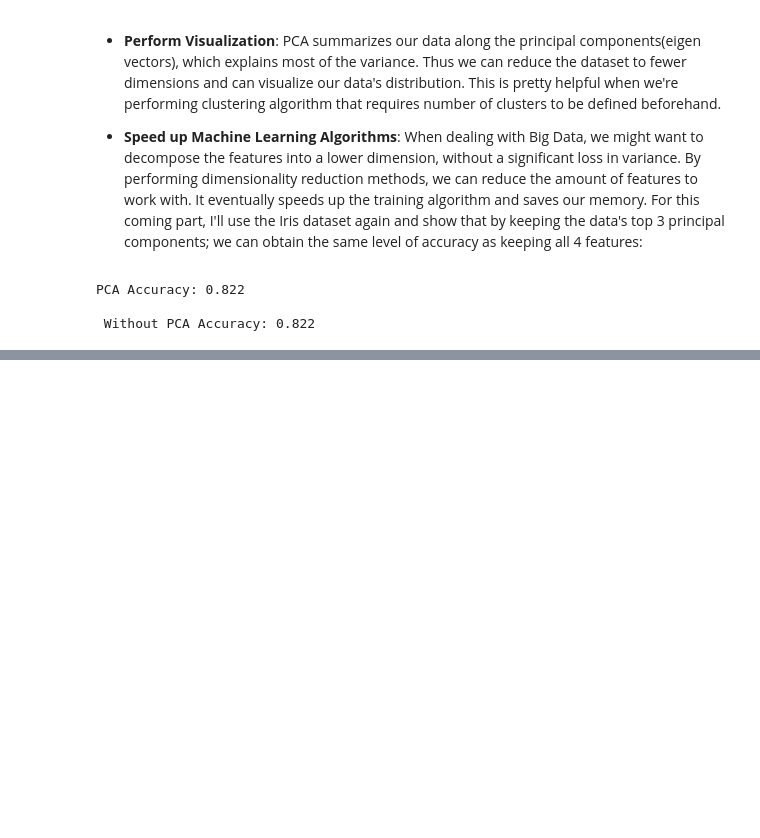
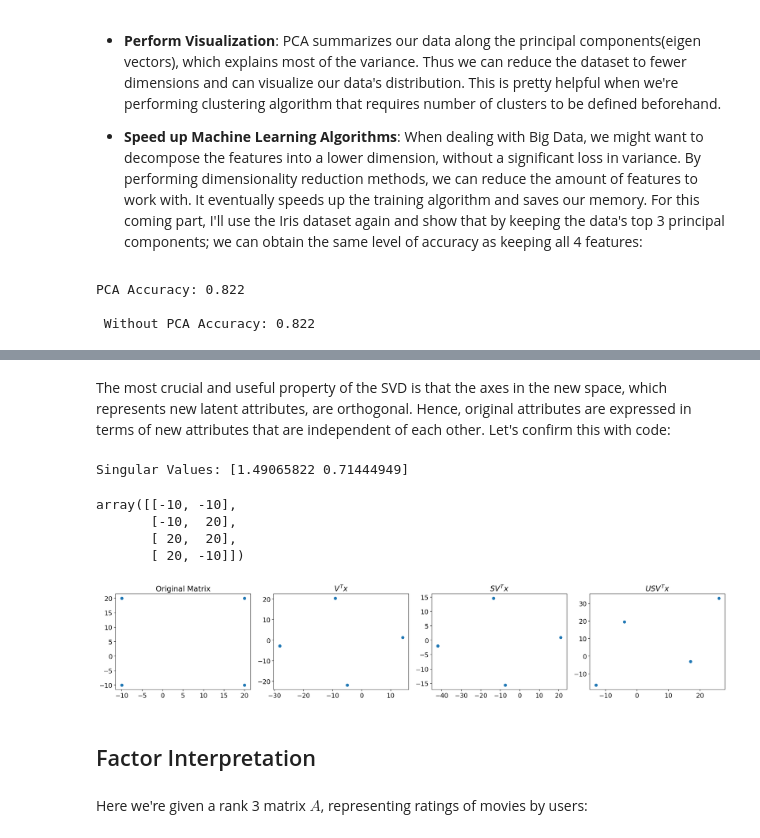
Before and after one commit to LaxmanSinghTomar/Machine-Learning, a Jupyter notebook: Projects/Dimensionality Reduction/Dimensionality Reduction.ipynb, the cells around one changed output, grey strips where cells are left out. Saved outputs shown, nothing was run; the diff lists cells and outputs as text; code cells hidden in the pictures; blank space fills up the shorter version.

```diff
--- a/Projects/Dimensionality Reduction/Dimensionality Reduction.ipynb
+++ b/Projects/Dimensionality Reduction/Dimensionality Reduction.ipynb
@@ -529,0 +629,46 @@ PCA Accuracy: 0.822
+# %% [markdown]
+The most crucial and useful property of the SVD is that the axes in the new space, which represents new latent attributes, are orthogonal. Hence, original attributes are expressed in terms of new attributes that are independent of each other. Let's confirm this with code:
+# %%
+A = np.array([[1, 0.3], [0.45, 1.2]])
+U, S, V = scipy_svd(A)
+print('Singular Values:', S)
+
+# the example 2d matrix
+x = np.array([[-10, -10, 20, 20], [-10, 20, 20, -10]]).T
+x
+# %% [output]
+Singular Values: [1.49065822 0.71444949]
+array([[-10, -10],
+       [-10,  20],
+       [ 20,  20],
+       [ 20, -10]])
+# %%
+# Changing default font size 14
+plt.rcParams['font.size'] = 14
+
+# Plot isn't pleasing to eyes as the ones above, but does the job
+fig, ax = plt.subplots(1, 4, figsize = (20, 4))
+
+ax[0].scatter(x[:, 0], x[:, 1])
+ax[0].set_title('Original Matrix')
+
+temp = x @ V.T
+ax[1].scatter(temp[:, 0], temp[:, 1])
+ax[1].set_title('$V^Tx$')
+
+temp = temp @ np.diag(S)
+ax[2].scatter(temp[:, 0], temp[:, 1])
+ax[2].set_title('$SV^Tx$')
+
+temp = temp @ U
+ax[3].scatter(temp[:, 0], temp[:, 1])
+ax[3].set_title('$USV^Tx$')
+
+plt.tight_layout()
+plt.show()
+# %% [output]
+[figure, added]
+# %% [markdown]
+## Factor Interpretation
+# %% [markdown]
+Here we're given a rank 3 matrix $A$, representing ratings of movies by users:
```
Also changed, not shown: parts of 35 cells of this notebook.
